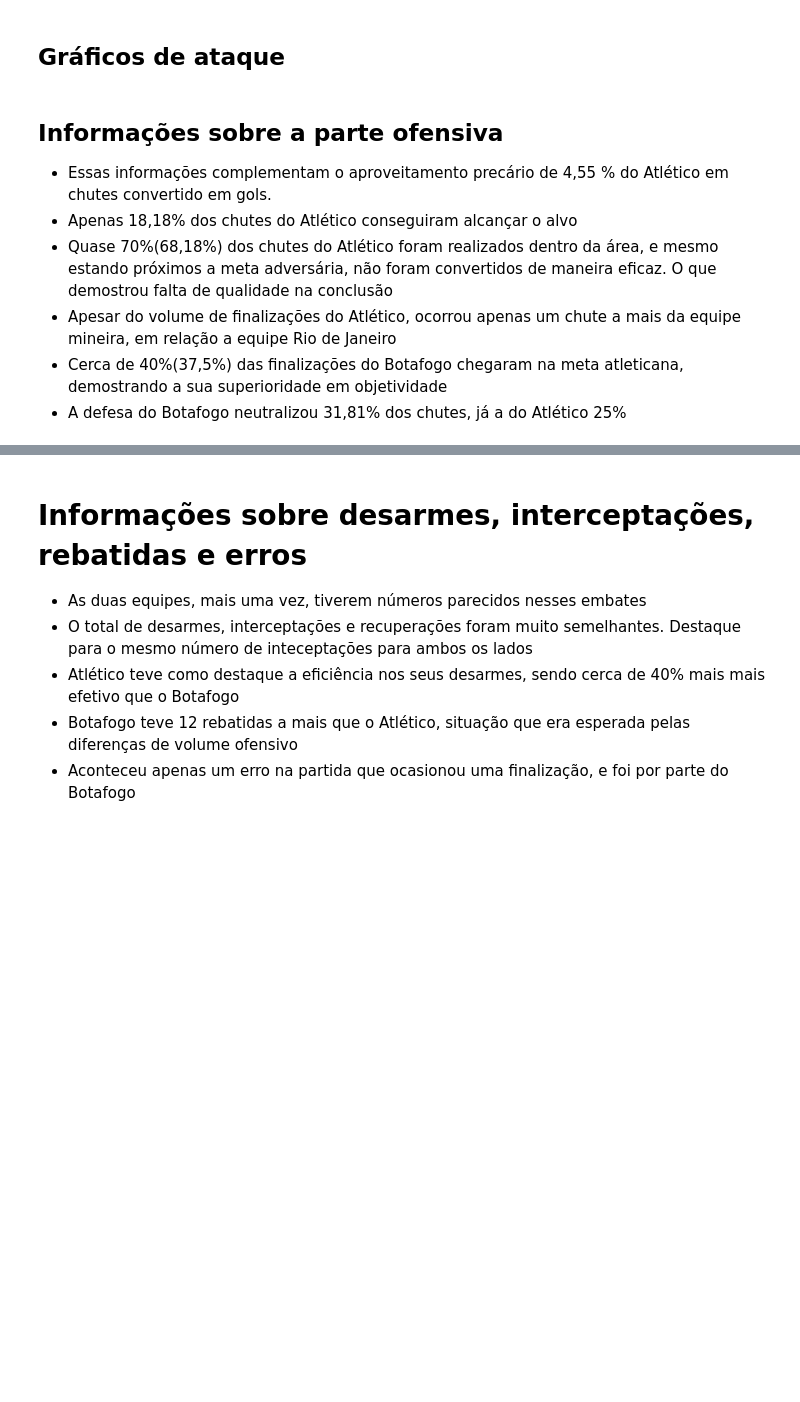
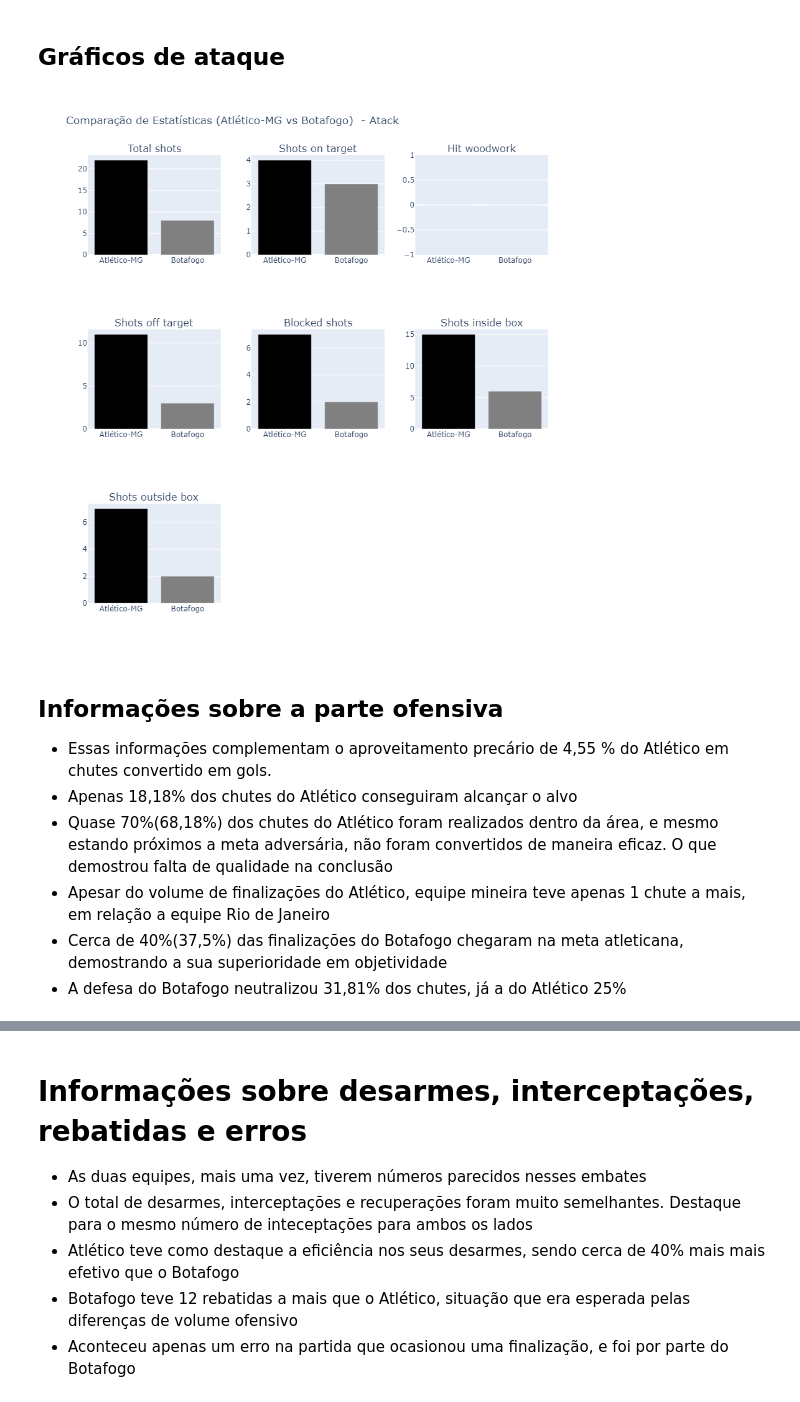
Before and after one commit to victor7miguel7/Analise-final-da-libertadores-2024, a Jupyter notebook: sofascore.ipynb, the cells around one changed output, grey strips where cells are left out. Saved outputs shown, nothing was run; the diff lists cells and outputs as text; code cells hidden in the pictures; blank space fills up the shorter version.

```diff
--- a/sofascore.ipynb
+++ b/sofascore.ipynb
@@ -262,39 +272,49 @@ def create_comparative_bar_charts_single_image_plotly(df_tempo_completo_estatist
 
     # Adicionar cada gráfico à grade de subplots
     for i, (index, row) in enumerate(filtered_df.iterrows()):
         col = (i % cols) + 1
         row_idx = (i // cols) + 1
 
         fig.add_trace(
             go.Bar(
                 x=['Atlético-MG', 'Botafogo'],
                 y=[row['Home'], row['Away']],
                 marker_color=['black', 'gray'],
                 name=row['Statistics']
             ),
             row=row_idx,
             col=col
         )
 
     # Atualizar layout
     fig.update_layout(
         height=rows * 300,  # Altura total ajustada ao número de linhas
         width=900,  # Largura fixa
         title_text="Comparação de Estatísticas (Atlético-MG vs Botafogo)  - Atack",
         showlegend=False
     )
 
     # Exibir a figura
     fig.show()
+    # Salvar o gráfico como imagem estática (PNG)
+    fig.write_image("graficos_estaticos2.png")
 
 # Gerar os gráficos
 create_comparative_bar_charts_single_image_plotly(result)
+
+# Nome do arquivo da imagem
+image_path = "graficos_estaticos2.png"
+
+# Exibindo a imagem
+display(Image(filename=image_path))
+# %% [output]
+[figure, added]
 # %% [markdown]
 ## Informações sobre a parte ofensiva
 * Essas informações complementam o aproveitamento precário de 4,55 % do Atlético em chutes convertido em gols.
 * Apenas 18,18% dos chutes do Atlético conseguiram alcançar o alvo
 * Quase 70%(68,18%) dos chutes do Atlético foram realizados dentro da área, e mesmo estando próximos a meta adversária, não foram convertidos de maneira eficaz. O que demostrou falta de qualidade na conclusão
-* Apesar do volume de finalizações do Atlético, ocorrou apenas um chute a mais da equipe mineira, em relação a equipe Rio de Janeiro
+* Apesar do volume de finalizações do Atlético, equipe mineira teve apenas 1 chute a mais, em relação a equipe Rio de Janeiro
 * Cerca de 40%(37,5%) das finalizações do Botafogo chegaram na meta atleticana, demostrando a sua superioridade em objetividade
 * A defesa do Botafogo neutralizou 31,81% dos chutes, já a do Atlético 25%
 # %%
```
Also changed, not shown: parts of 12 cells of this notebook, 7 other files.
